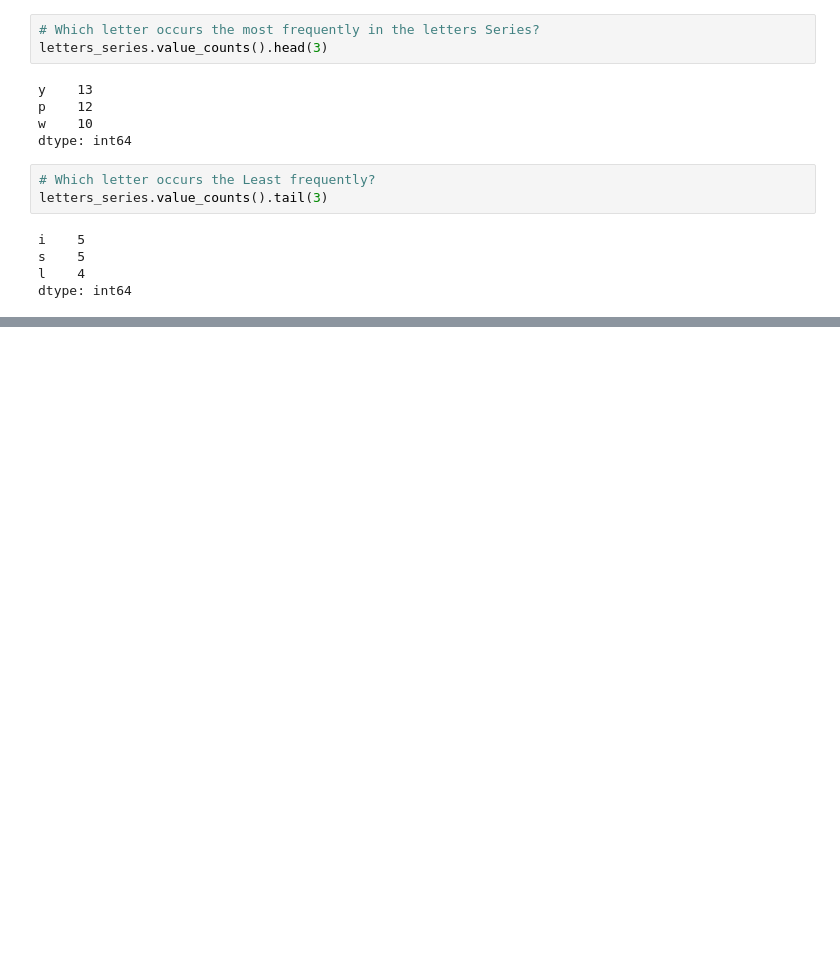
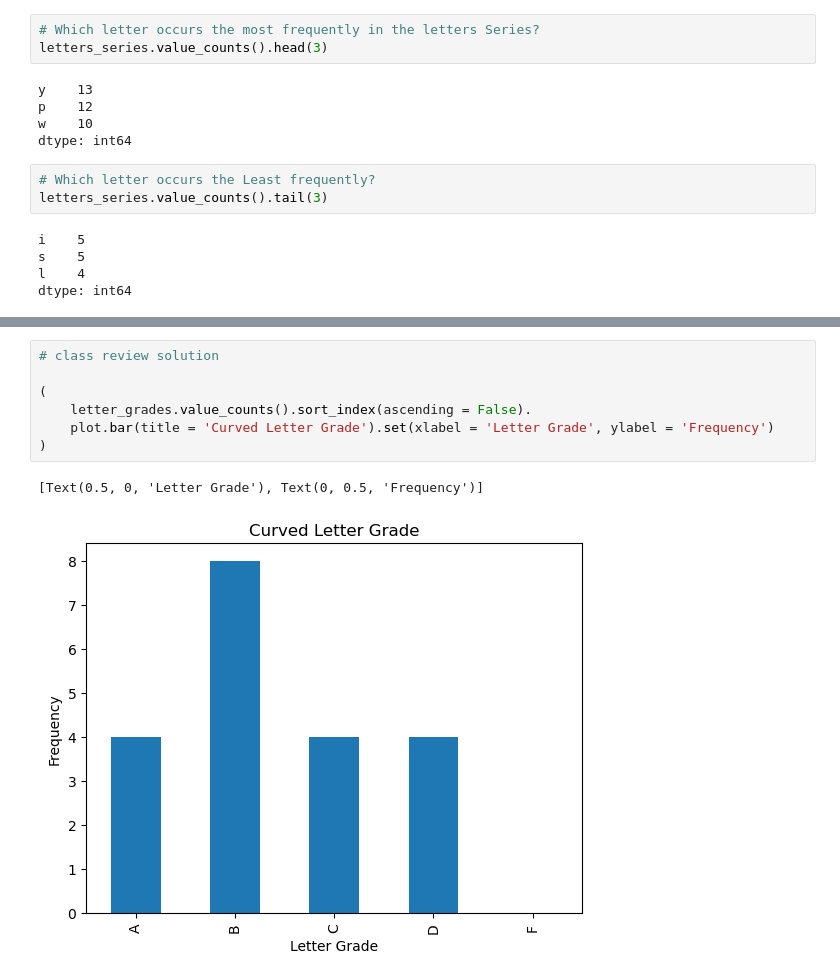
Before and after one commit to carlopdeleon/data-science-libraries, a Jupyter notebook: pandas_series.ipynb, the cells around one changed output, grey strips where cells are left out. Cells and saved outputs as stored; diff of their text form; blank space fills up the shorter version.

```diff
--- a/pandas_series.ipynb
+++ b/pandas_series.ipynb
@@ -349,0 +605,10 @@ TypeError: 'int' object is not iterable
+# %%
+# class review solution
+
+(
+    letter_grades.value_counts().sort_index(ascending = False).
+    plot.bar(title = 'Curved Letter Grade').set(xlabel = 'Letter Grade', ylabel = 'Frequency')
+)
+# %% [output]
+[Text(0.5, 0, 'Letter Grade'), Text(0, 0.5, 'Frequency')]
+[figure, added]
```
Also changed, not shown: parts of 30 cells of this notebook.
